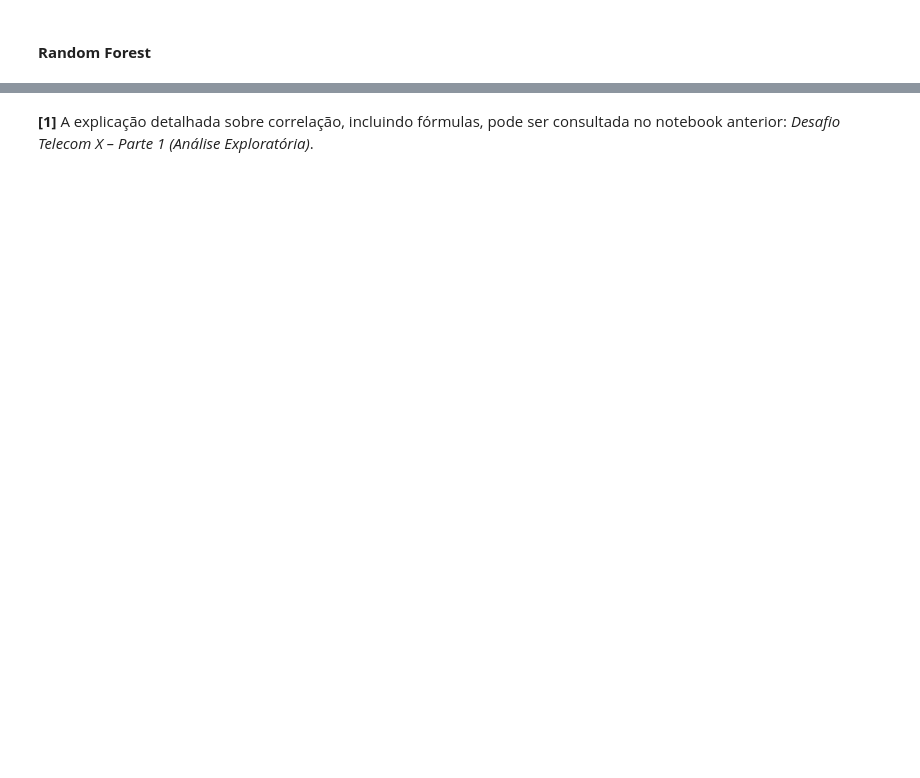
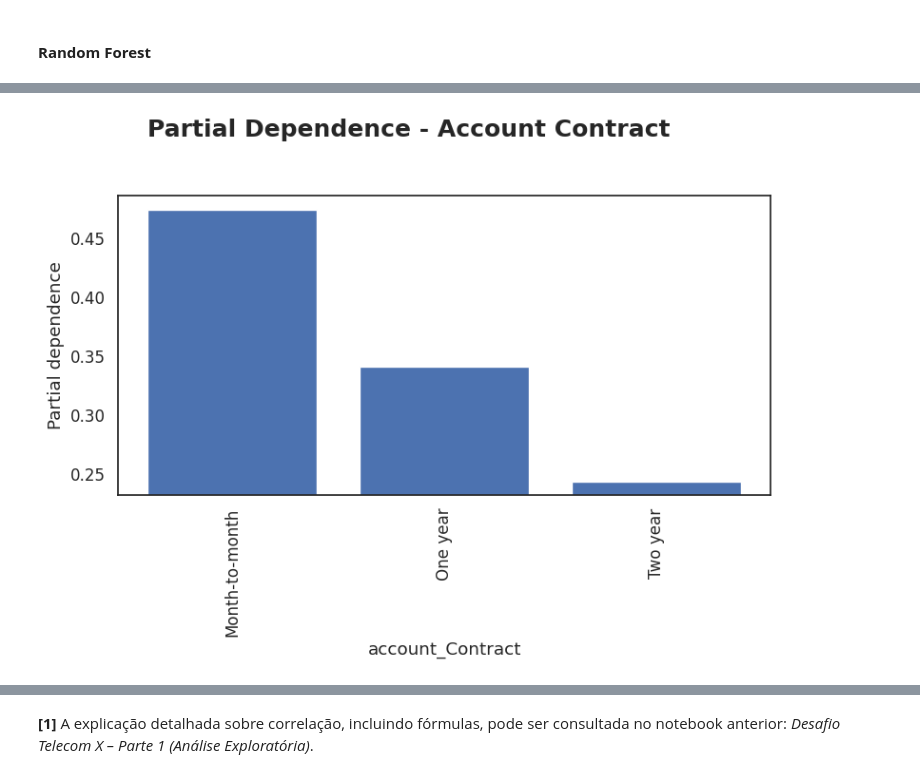
Before and after one commit to jvsobrinho/challenge3-data-science, a Jupyter notebook: notebooks/01_telecom_x_ml.ipynb, the cells around one changed output, grey strips where cells are left out. Cells and saved outputs as stored; diff of their text form; code cells hidden in the pictures; blank space fills up the shorter version.

```diff
--- a/notebooks/01_telecom_x_ml.ipynb
+++ b/notebooks/01_telecom_x_ml.ipynb
@@ -1667,0 +1736,18 @@ show_weights(
+# %%
+# Plota PDP para as variáveis mais importantes do modelo de Regressão Logística
+feature_to_plot_logistic = [
+    'account_Contract'
+]
+
+# Chamada da função para plotar PDP
+fig_logistic, ax_logistic, disp_logistic = plot_partial_dependence_from_estimator(
+    estimator=logistic_pipeline,
+    X=X_test,
+    features=feature_to_plot_logistic,
+    categorical_features=feature_to_plot_logistic,
+    kind='average',
+    title='Partial Dependence - Account Contract',
+    save_path=plots_dir / 'pdp_logistic_account_contract.png'
+)
+# %% [output]
+[figure, added]
```
Also changed, not shown: parts of 33 cells of this notebook, 12 other files.
